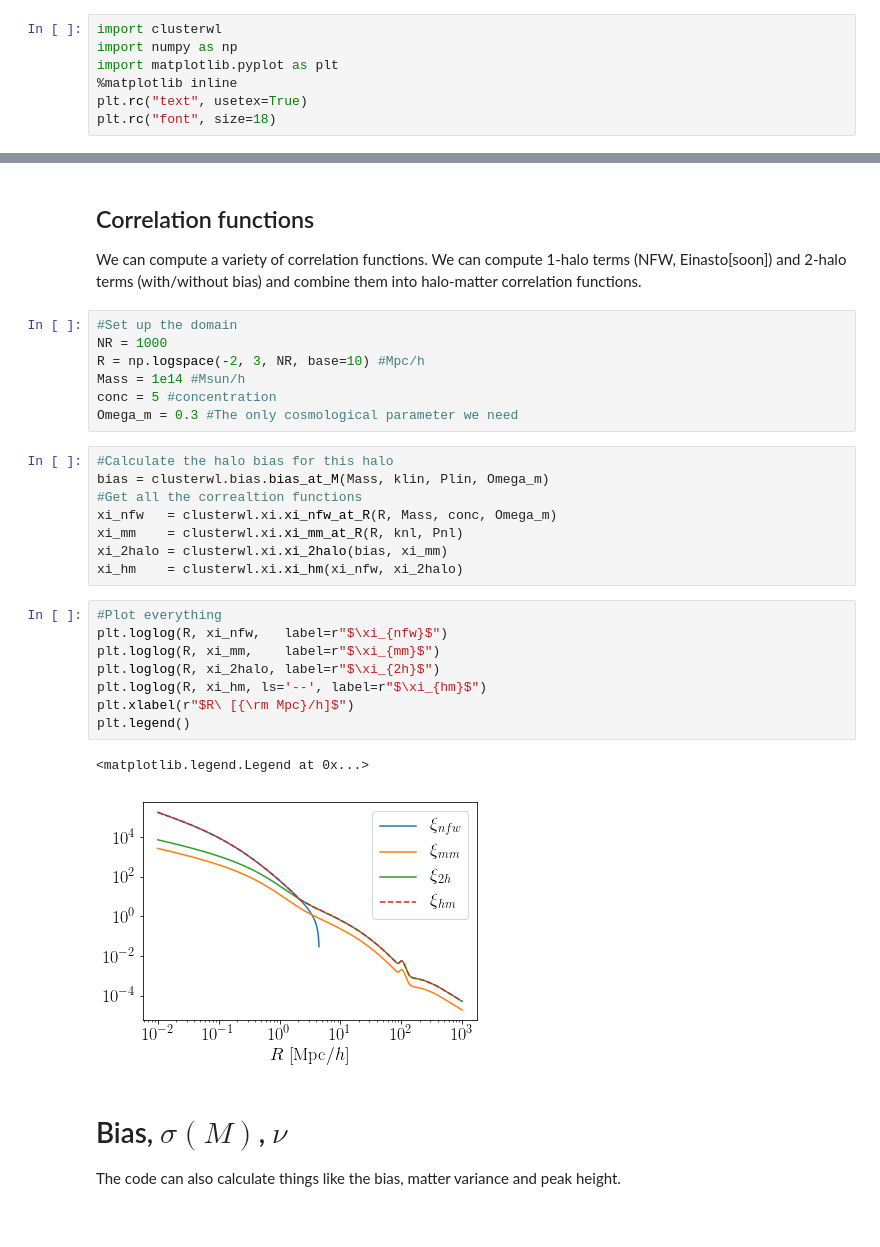
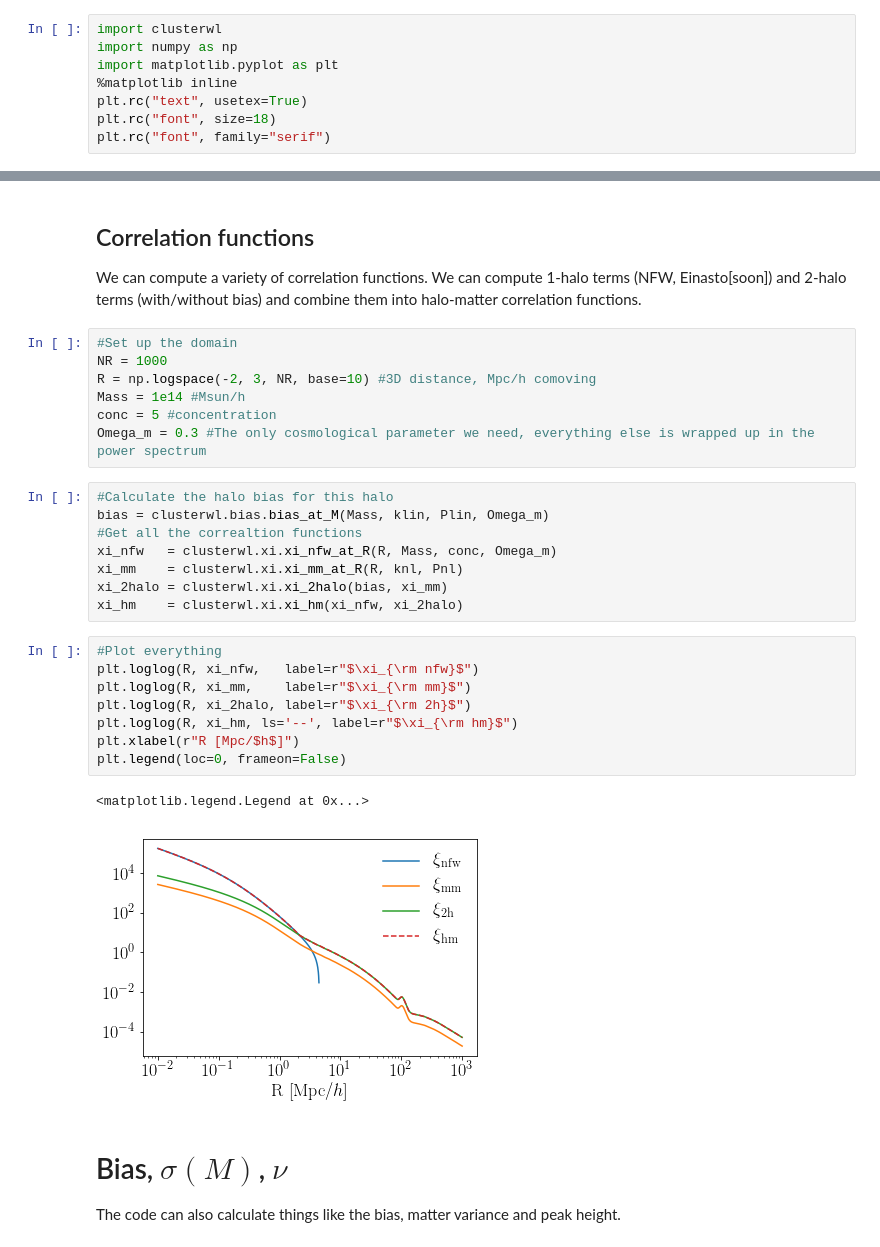
Before and after one commit to tmcclintock/cluster_toolkit, a Jupyter notebook: examples/Example_Notebook.ipynb, the cells around one changed output, grey strips where cells are left out. Drawn from its saved outputs; the diff is of its cells as text.

```diff
--- a/examples/Example_Notebook.ipynb
+++ b/examples/Example_Notebook.ipynb
@@ -8,3 +8,4 @@ import matplotlib.pyplot as plt
 %matplotlib inline
 plt.rc("text", usetex=True)
 plt.rc("font", size=18)
+plt.rc("font", family="serif")
@@ -20,10 +23,10 @@ We can compute a variety of correlation functions. We can compute 1-halo terms (
 # %%
 #Set up the domain
 NR = 1000
-R = np.logspace(-2, 3, NR, base=10) #Mpc/h
+R = np.logspace(-2, 3, NR, base=10) #3D distance, Mpc/h comoving
 Mass = 1e14 #Msun/h
 conc = 5 #concentration
-Omega_m = 0.3 #The only cosmological parameter we need
+Omega_m = 0.3 #The only cosmological parameter we need, everything else is wrapped up in the power spectrum
 # %%
 #Calculate the halo bias for this halo
 bias = clusterwl.bias.bias_at_M(Mass, klin, Plin, Omega_m)
@@ -34,15 +37,15 @@ xi_2halo = clusterwl.xi.xi_2halo(bias, xi_mm)
 xi_hm    = clusterwl.xi.xi_hm(xi_nfw, xi_2halo)
 # %%
 #Plot everything
-plt.loglog(R, xi_nfw,   label=r"$\xi_{nfw}$")
-plt.loglog(R, xi_mm,    label=r"$\xi_{mm}$")
-plt.loglog(R, xi_2halo, label=r"$\xi_{2h}$")
-plt.loglog(R, xi_hm, ls='--', label=r"$\xi_{hm}$")
-plt.xlabel(r"$R\ [{\rm Mpc}/h]$")
-plt.legend()
+plt.loglog(R, xi_nfw,   label=r"$\xi_{\rm nfw}$")
+plt.loglog(R, xi_mm,    label=r"$\xi_{\rm mm}$")
+plt.loglog(R, xi_2halo, label=r"$\xi_{\rm 2h}$")
+plt.loglog(R, xi_hm, ls='--', label=r"$\xi_{\rm hm}$")
+plt.xlabel(r"R [Mpc/$h$]")
+plt.legend(loc=0, frameon=False)
 # %% [output]
 <matplotlib.legend.Legend at 0x...>
-[figure, old version]
+[figure, new version]
 # %% [markdown]
 # Bias, $\sigma(M)$, $\nu$
 The code can also calculate things like the bias, matter variance and peak height.
```
Also changed, not shown: parts of 6 cells of this notebook.
